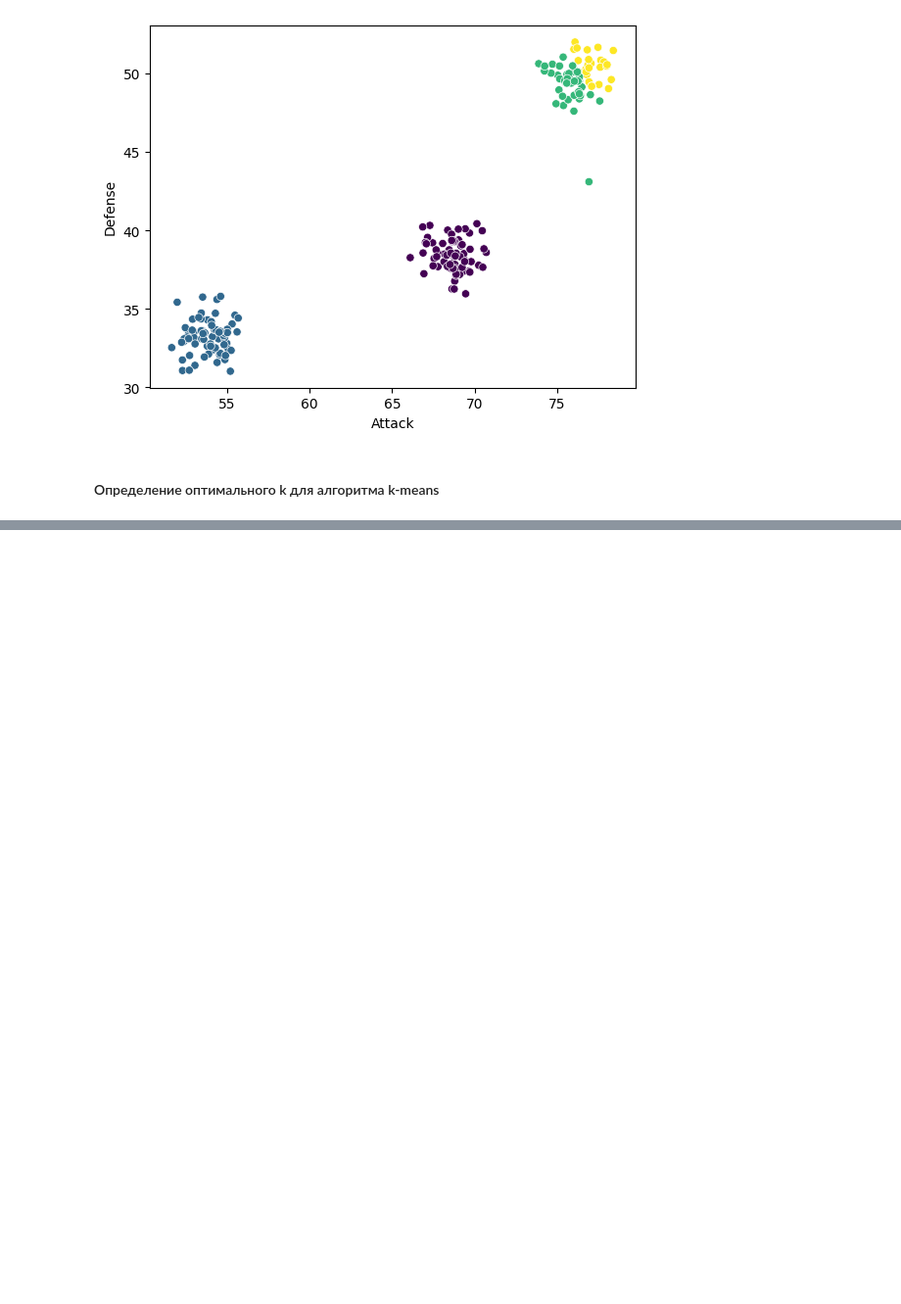
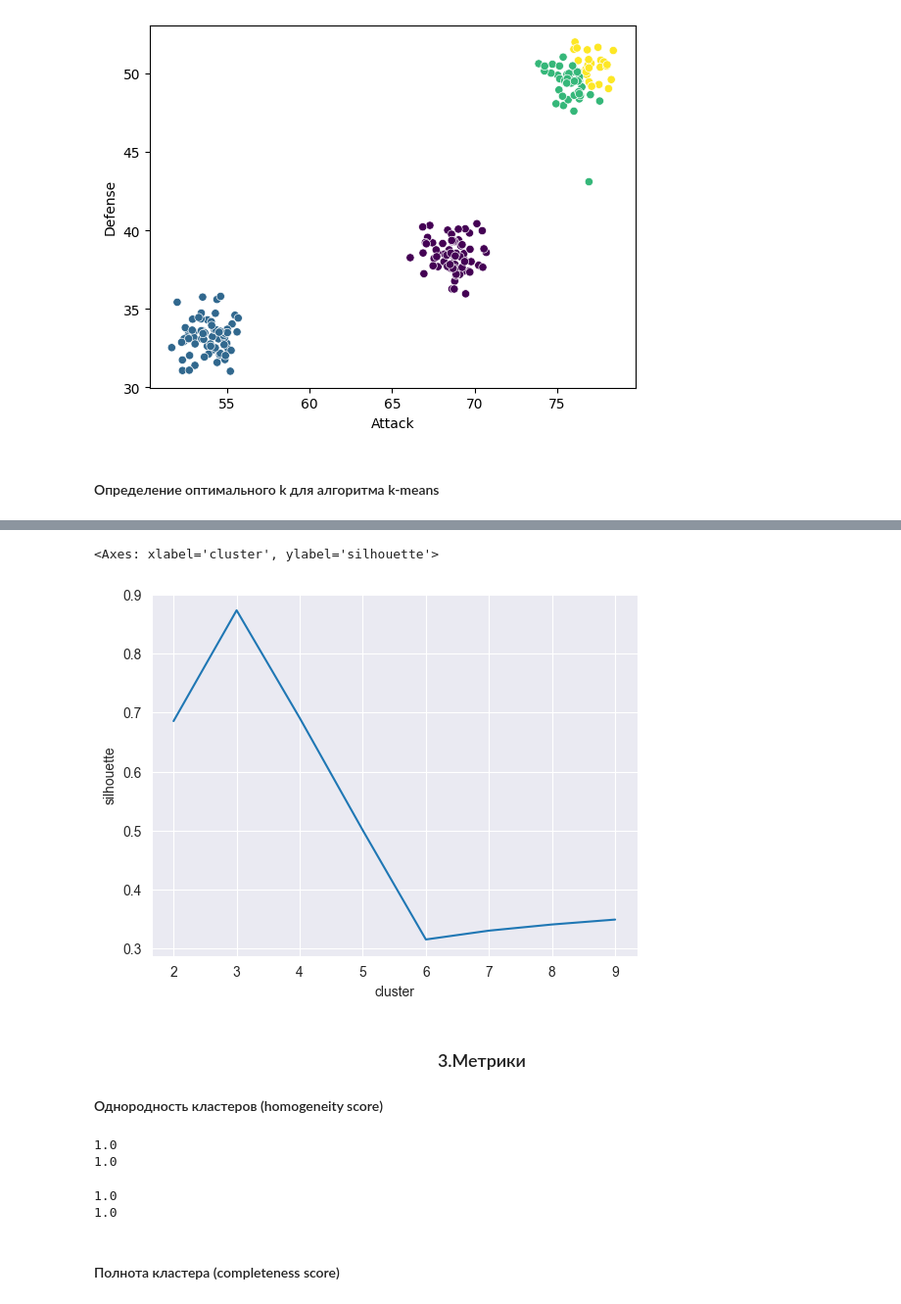
Before and after one commit to Kagemushe/sf_data_science, a Jupyter notebook: Block_4/Block_4_4.ipynb, the cells around one changed output, grey strips where cells are left out. Shown at 98% size. Saved outputs shown, nothing was run; the diff lists cells and outputs as text; code cells hidden in the pictures; blank space fills up the shorter version.

```diff
--- a/Block_4/Block_4_4.ipynb
+++ b/Block_4/Block_4_4.ipynb
@@ -97,0 +158,45 @@ predictions = kmeans.predict(X)
+# %%
+# Задание 2.7
+data = pd.read_csv('C:\\IDE\\data\\Block_4\\values_from_the_instrument.csv')
+
+def get_silhouette(cluster_num, data):
+    kmeans = KMeans(n_clusters=cluster_num, init='k-means++', n_init=10, random_state=42)
+    kmeans.fit(data)
+    silhouette = silhouette_score(data, kmeans.predict(data))
+    return silhouette
+
+silhouette_dict = {"silhouette": [], "cluster": []}
+
+for cluster_num in range(2, 10):
+    silhouette_dict['silhouette'].append(get_silhouette(cluster_num, data))
+    silhouette_dict['cluster'].append(cluster_num)
+
+silhouette_df = pd.DataFrame(silhouette_dict)
+
+sns.set_style('darkgrid')
+sns.lineplot(data=silhouette_df, x="cluster", y="silhouette", markers='0')
+# %% [output]
+<Axes: xlabel='cluster', ylabel='silhouette'>
+[figure, added]
+# %% [markdown]
+### <center>3.Метрики<center>
+#### Однородность кластеров (homogeneity score)
+# %%
+# Импортируем подсчет метрики однородности классов
+from sklearn.metrics.cluster import homogeneity_score
+
+# Передаем предсказанную информацию и правильные ответы
+print(homogeneity_score(labels_true=[0,0,1,1], labels_pred=[0,0,1,1]))
+print(homogeneity_score(labels_true=[0,0,1,1], labels_pred=[1,1,0,0]))
+# %% [output]
+1.0
+1.0
+# %%
+# Передадим информацию о том, какие на самом деле должны быть кластеры и результаты предсказаний
+print(homogeneity_score(labels_true=df.RealClusters, labels_pred=df.Clusters_k3))
+print(homogeneity_score(labels_true=df.RealClusters, labels_pred=df.Clusters_k4))
+# %% [output]
+1.0
+1.0
+# %% [markdown]
+#### Полнота кластера (completeness score)
```
Also changed, not shown: parts of 2 cells of this notebook.
